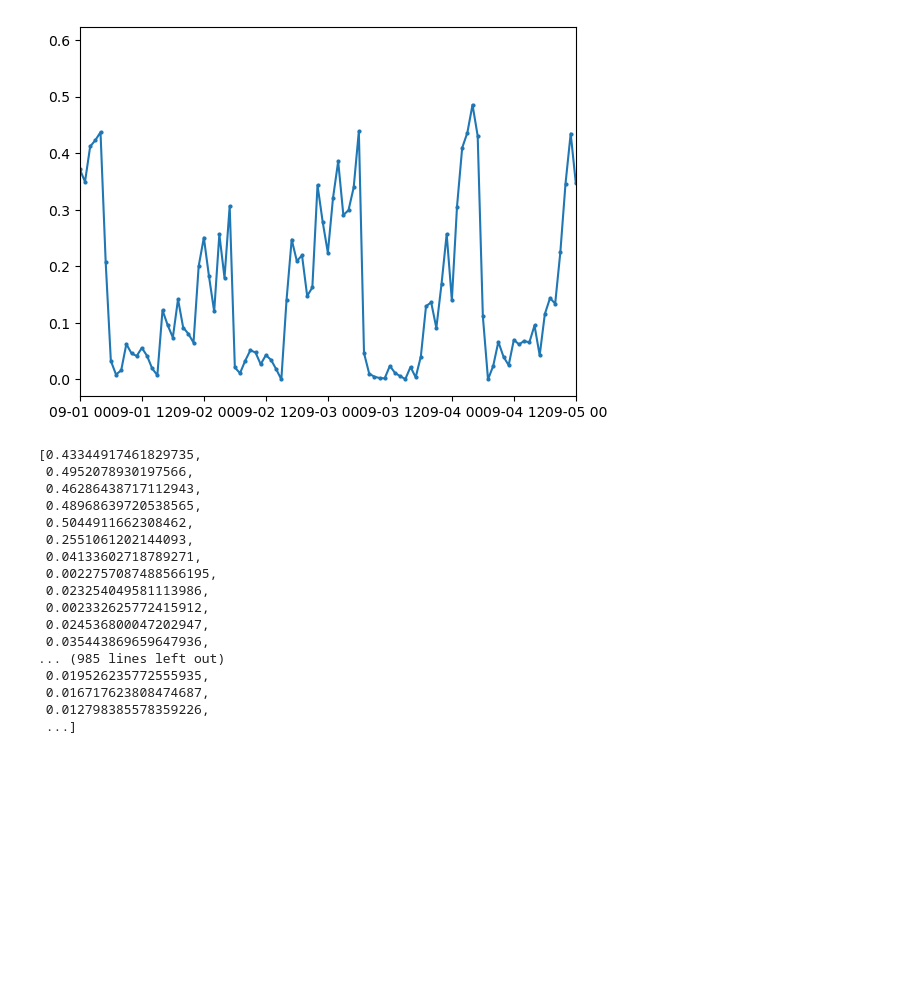
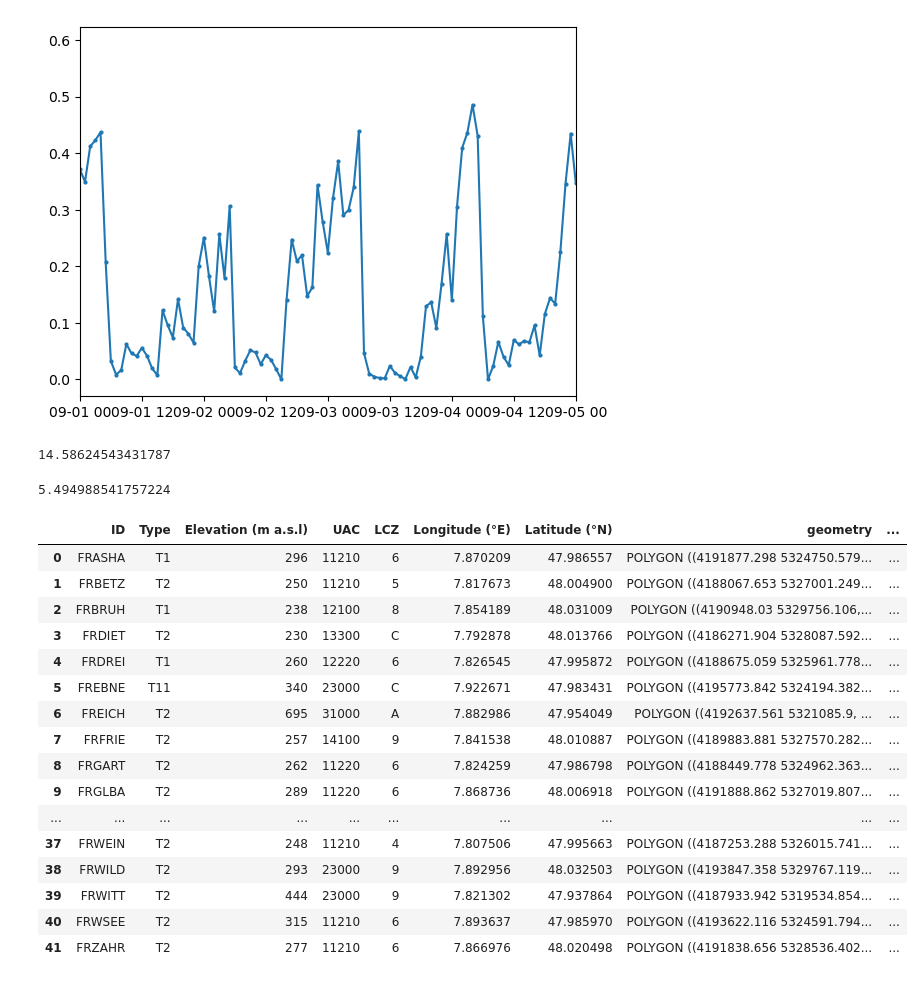
Before and after one commit to lisawink/freiburg, a Jupyter notebook: linregress_hour.ipynb, the cells around one changed output. Cells and saved outputs as stored; diff of their text form; code cells hidden in the pictures; blank space fills up the shorter version.

```diff
--- a/linregress_hour.ipynb
+++ b/linregress_hour.ipynb
@@ -234,20 +176,28 @@ plt.xlim(temp['datetime_UTC'].unique()[0], temp['datetime_UTC'].unique()[100])
-# %%
-rsquared
-# %% [output]
-[0.43344917461829735,
- 0.4952078930197566,
- 0.46286438717112943,
- 0.48968639720538565,
- 0.5044911662308462,
- 0.2551061202144093,
- 0.04133602718789271,
- 0.0022757087488566195,
- 0.023254049581113986,
- 0.002332625772415912,
- 0.024536800047202947,
- 0.035443869659647936,
-... (985 lines left out)
- 0.019526235772555935,
- 0.016717623808474687,
- 0.012798385578359226,
- ...]
+# %%
+float(results_car_df[results_car_df.index ==  '2022-09-01 00:00:00+00:00'].intercept)
+# %% [output]
+14.58624543431787
+# %%
+float(results_car_df[results_car_df.index ==  '2022-09-01 00:00:00+00:00'].slope)
+# %% [output]
+5.494988541757224
+# %%
+stns_dict['stns_r10']
+# %% [output]
+|  | ID | Type | Elevation (m a.s.l) | UAC | LCZ | Longitude (°E) | Latitude (°N) | geometry | ... |
+| 0 | FRASHA | T1 | 296 | 11210 | 6 | 7.870209 | 47.986557 | POLYGON ((4191877.298 5324750.579... | ... |
+| 1 | FRBETZ | T2 | 250 | 11210 | 5 | 7.817673 | 48.004900 | POLYGON ((4188067.653 5327001.249... | ... |
+| 2 | FRBRUH | T1 | 238 | 12100 | 8 | 7.854189 | 48.031009 | POLYGON ((4190948.03 5329756.106,... | ... |
+| 3 | FRDIET | T2 | 230 | 13300 | C | 7.792878 | 48.013766 | POLYGON ((4186271.904 5328087.592... | ... |
+| 4 | FRDREI | T1 | 260 | 12220 | 6 | 7.826545 | 47.995872 | POLYGON ((4188675.059 5325961.778... | ... |
+| 5 | FREBNE | T11 | 340 | 23000 | C | 7.922671 | 47.983431 | POLYGON ((4195773.842 5324194.382... | ... |
+| 6 | FREICH | T2 | 695 | 31000 | A | 7.882986 | 47.954049 | POLYGON ((4192637.561 5321085.9, ... | ... |
+| 7 | FRFRIE | T2 | 257 | 14100 | 9 | 7.841538 | 48.010887 | POLYGON ((4189883.881 5327570.282... | ... |
+| 8 | FRGART | T2 | 262 | 11220 | 6 | 7.824259 | 47.986798 | POLYGON ((4188449.778 5324962.363... | ... |
+| 9 | FRGLBA | T2 | 289 | 11220 | 6 | 7.868736 | 48.006918 | POLYGON ((4191888.862 5327019.807... | ... |
+| ... | ... | ... | ... | ... | ... | ... | ... | ... | ... |
+| 37 | FRWEIN | T2 | 248 | 11210 | 4 | 7.807506 | 47.995663 | POLYGON ((4187253.288 5326015.741... | ... |
+| 38 | FRWILD | T2 | 293 | 23000 | 9 | 7.892956 | 48.032503 | POLYGON ((4193847.358 5329767.119... | ... |
+| 39 | FRWITT | T2 | 444 | 23000 | 9 | 7.821302 | 47.937864 | POLYGON ((4187933.942 5319534.854... | ... |
+| 40 | FRWSEE | T2 | 315 | 11210 | 6 | 7.893637 | 47.985970 | POLYGON ((4193622.116 5324591.794... | ... |
+| 41 | FRZAHR | T2 | 277 | 11210 | 6 | 7.866976 | 48.020498 | POLYGON ((4191838.656 5328536.402... | ... |
```
Also changed, not shown: parts of 14 cells of this notebook, 1 other file.
